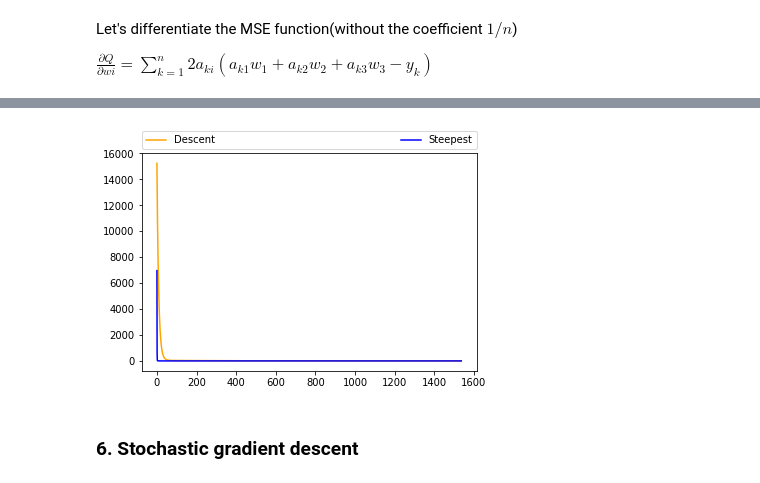
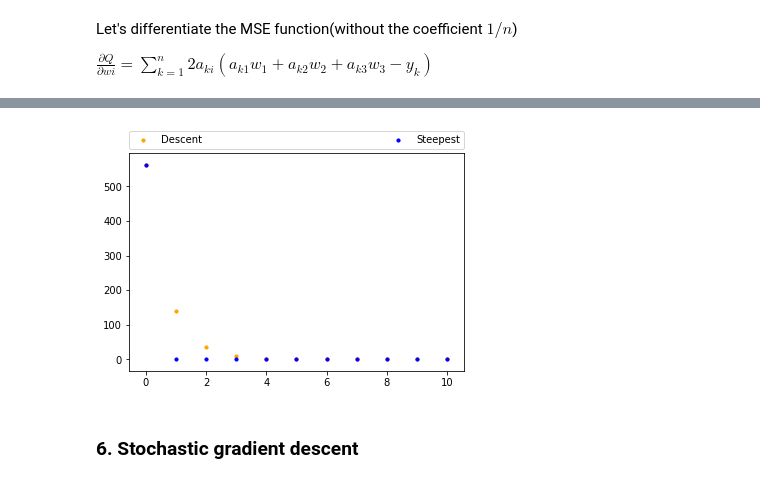
Before and after one commit to RakitinDen/Renju, a Jupyter notebook: labs/lab-1.ipynb, the cells around one changed output, grey strips where cells are left out. Drawn from its saved outputs; the diff is of its cells as text; code cells hidden in the pictures.

```diff
--- a/labs/lab-1.ipynb
+++ b/labs/lab-1.ipynb
@@ -301,8 +301,8 @@ plt.legend(bbox_to_anchor=(0., 1.02, 1., .102), loc=3,
 def generate_sets(mu, sigma, num):
     first_set_x = np.random.normal(mu, sigma, num)
     first_set_y = np.random.normal(mu, sigma, num)
-    second_set_x = np.random.normal(2 * sigma - mu, sigma, num)
-    second_set_y = np.random.normal(2 * sigma - mu, sigma, num)
+    second_set_x = np.random.normal(3 * sigma - mu, sigma, num)
+    second_set_y = np.random.normal(3 * sigma - mu, sigma, num)
     return first_set_x, first_set_y, second_set_x, second_set_y
 
 first_set_x, first_set_y, second_set_x, second_set_y = generate_sets(0, 5, 10)
@@ -472,5 +470,6 @@ def rosenbrock_dery(point):
     return 200 * (point[1] - point[0] ** 2)
 # %%
 point = np.array([np.random.rand() * 40 - 20, np.random.rand() * 40 - 20])
-point, points, values = gradient_descent(rosenbrock_func, np.array([rosenbrock_derx, rosenbrock_dery]), point, 0.00001)
+point, points, values = gradient_descent(rosenbrock_func,
+                            np.array([rosenbrock_derx, rosenbrock_dery]), point, lmbda=0.00001)
 # %%
@@ -498,7 +497,7 @@ Let's differentiate the MSE function(without the coefficient $1/n$)
 $\frac{\partial Q}{\partial wi} = \sum_{k=1}^n 2 a_{ki}(a_{k1}w_1 + a_{k2}w_2 + a_{k3}w_3 - y_k)$
 # %%
 def mse(X, Y, w):
-    return ((X @ w - y).T @ (X @ w - y)) / X.shape[0]
+    return ((X @ w - Y).T @ (X @ w - Y)) / X.shape[0]
 
 
 def loss_function(X, Y):
@@ -507,18 +506,10 @@ def loss_function(X, Y):
     return mse_fixed
 
 
-def der_elem_of_sum(train_features, train_labels, coeff_vec, i, k):
-    return 2 * train_features[k, i] * (np.sum(train_features[k] * coeff_vec - train_labels[k]))
-
-
 def der_xi_mse(X, Y):
     def der_fixed(dimension):
         def der_fixed_dim(point):
-            res = 0
-            for k in range(train_features.shape[0]):
-                res += der_elem_of_sum(X, Y, point, dimension, k)
-
-            return res / X.shape[0]
+            return 2 * np.sum((X @ point - Y).T @ (X[:, dimension])) / X.shape[0]
         return der_fixed_dim
     return der_fixed
 
@@ -652,25 +638,25 @@ coeff2 = -hyperplane[0]/hyperplane[2]
 # %%
-shp = max(values.shape[0], sec_values.shape[0])
+shp = max(descent_values.shape[0], steepest_values.shape[0])
 steps = np.arange(0, shp, 1)
-if values.shape[0] != shp:
+if descent_values.shape[0] != shp:
     losses = np.zeros(shp)
-    losses[:values.shape[0]] = values
-    values = losses
+    losses[:descent_values.shape[0]] = descent_values
+    descent_values = losses
 
-if sec_values.shape[0] != shp:
+if steepest_values.shape[0] != shp:
     losses = np.zeros(shp)
-    losses[:sec_values.shape[0]] = sec_values
-    sec_values = losses
+    losses[:steepest_values.shape[0]] = steepest_values
+    steepest_values = losses
 
-first_steps = np.arange(0, values.shape[0], 1)
-second_steps = np.arange(0, sec_values.shape[0], 1)
-plt.plot(steps, values, label='Descent', color='orange')
-plt.plot(steps, sec_values, label='Steepest', color='blue')
+first_steps = np.arange(0, descent_values.shape[0], 1)
+second_steps = np.arange(0, steepest_values.shape[0], 1)
+plt.scatter(steps, descent_values, s=10, label='Descent', color='orange')
+plt.scatter(steps, steepest_values, s=10, label='Steepest', color='blue')
 plt.legend(bbox_to_anchor=(0., 1.02, 1., .102), loc=3,
            ncol=2, mode="expand", borderaxespad=0.)
 plt.show()
 # %% [output]
-[figure, old version]
+[figure, new version]
 # %% [markdown]
 ### 6. Stochastic gradient descent
 # %% [markdown]
```
Also changed, not shown: parts of 31 cells of this notebook.
